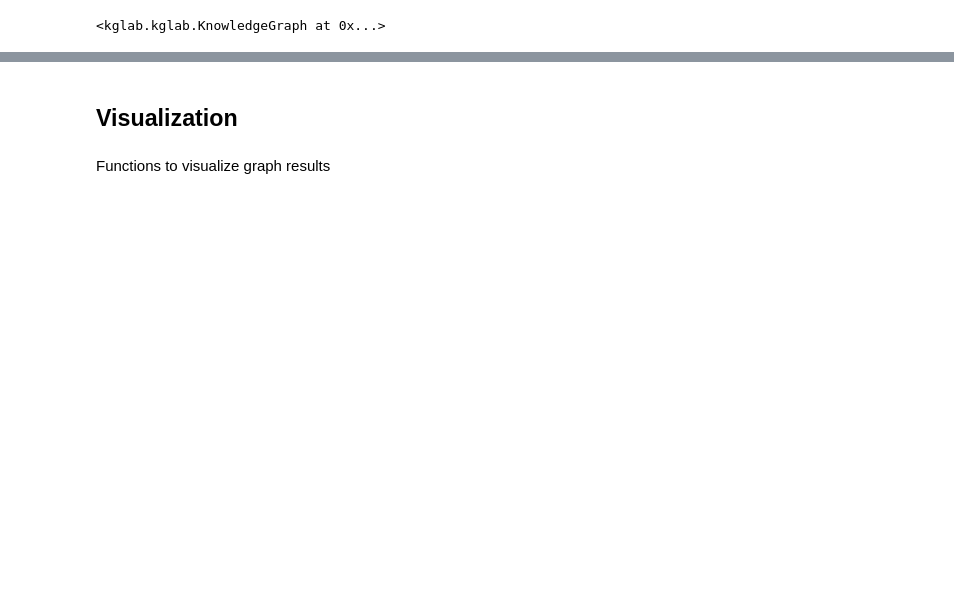
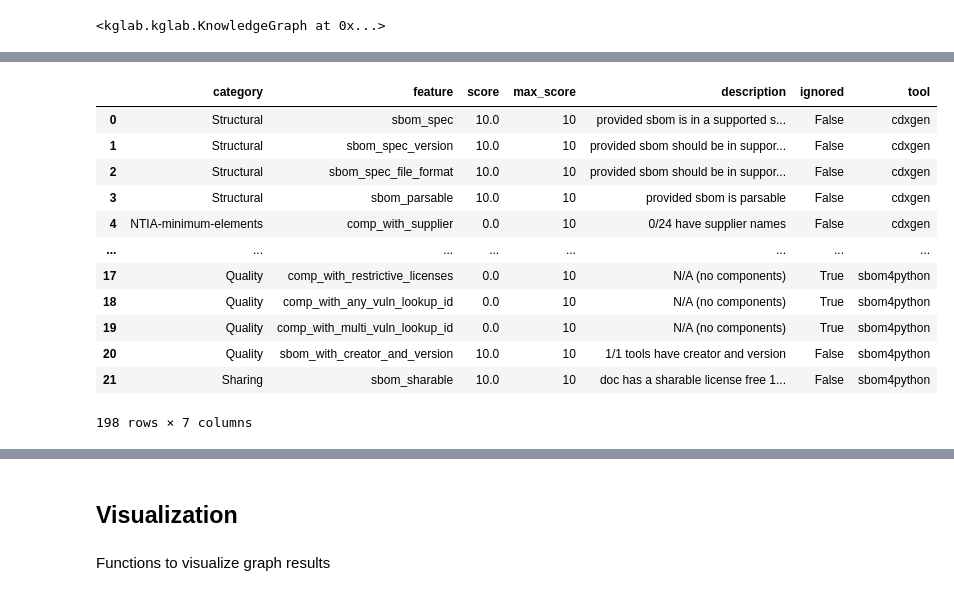
Before and after one commit to nd-crane/sbom-analysis, a Jupyter notebook: nbs/sboms/00_core.ipynb, the cells around one changed output, grey strips where cells are left out. Saved outputs shown, nothing was run; the diff lists cells and outputs as text; code cells hidden in the pictures; blank space fills up the shorter version.

```diff
--- a/nbs/sboms/00_core.ipynb
+++ b/nbs/sboms/00_core.ipynb
@@ -598,0 +669,19 @@ get_relationship_graph(kg)
+# %%
+#| hide
+
+# `feature_qscores` is a DataFrame with the quality scores for each feature in each category for all tools.
+feature_qscores
+# %% [output]
+|  | category | feature | score | max_score | description | ignored | tool |
+| 0 | Structural | sbom_spec | 10.0 | 10 | provided sbom is in a supported s... | False | cdxgen |
+| 1 | Structural | sbom_spec_version | 10.0 | 10 | provided sbom should be in suppor... | False | cdxgen |
+| 2 | Structural | sbom_spec_file_format | 10.0 | 10 | provided sbom should be in suppor... | False | cdxgen |
+| 3 | Structural | sbom_parsable | 10.0 | 10 | provided sbom is parsable | False | cdxgen |
+| 4 | NTIA-minimum-elements | comp_with_supplier | 0.0 | 10 | 0/24 have supplier names | False | cdxgen |
+| ... | ... | ... | ... | ... | ... | ... | ... |
+| 17 | Quality | comp_with_restrictive_licenses | 0.0 | 10 | N/A (no components) | True | sbom4python |
+| 18 | Quality | comp_with_any_vuln_lookup_id | 0.0 | 10 | N/A (no components) | True | sbom4python |
+| 19 | Quality | comp_with_multi_vuln_lookup_id | 0.0 | 10 | N/A (no components) | True | sbom4python |
+| 20 | Quality | sbom_with_creator_and_version | 10.0 | 10 | 1/1 tools have creator and version | False | sbom4python |
+| 21 | Sharing | sbom_sharable | 10.0 | 10 | doc has a sharable license free 1... | False | sbom4python |
+198 rows × 7 columns
```
Also changed, not shown: parts of 20 cells of this notebook, 2 other files.
